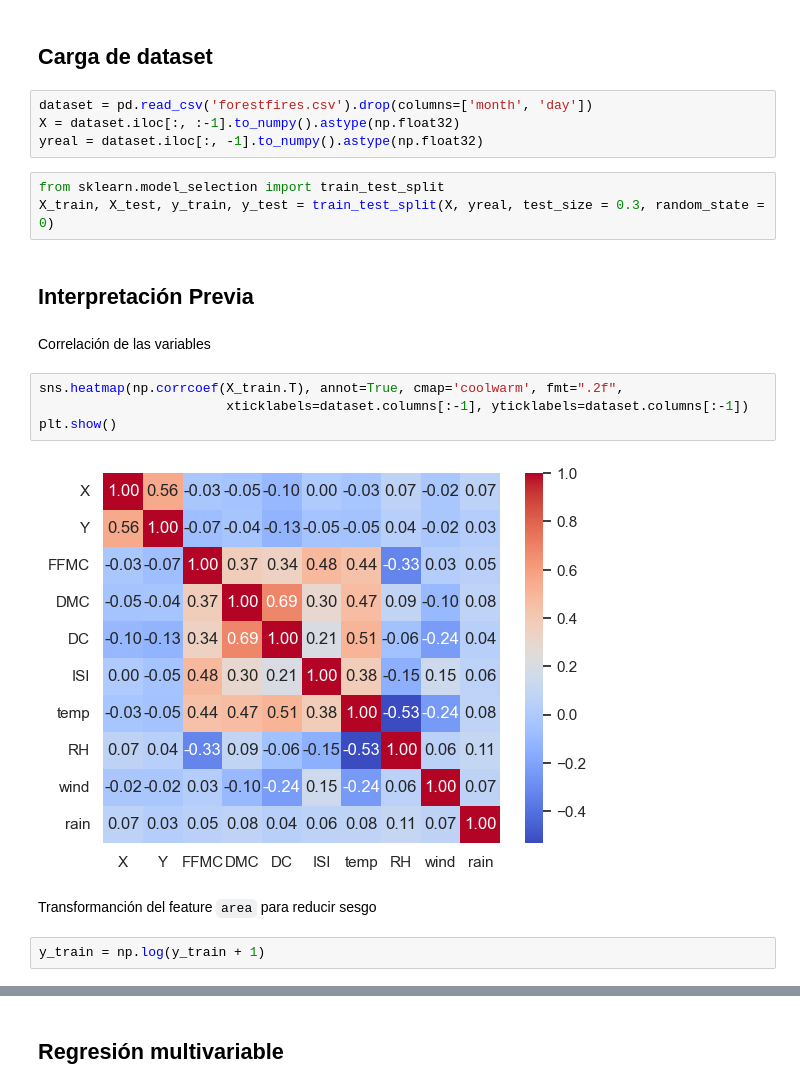
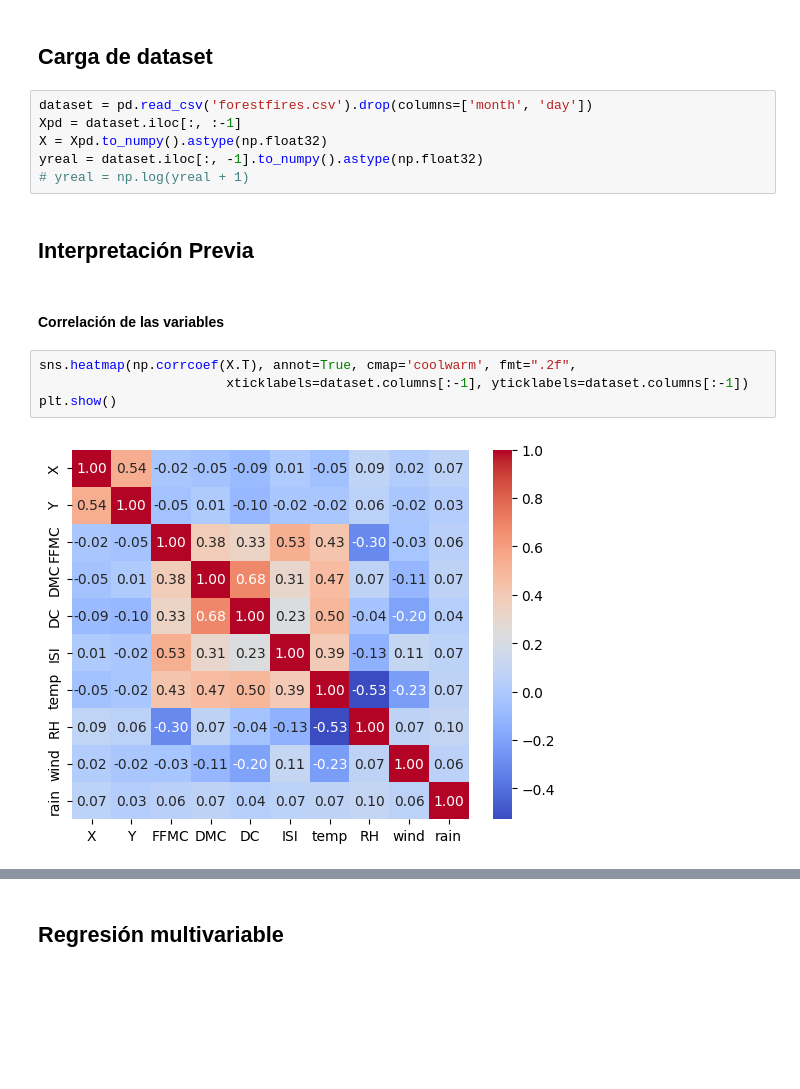
Before and after one commit to Sandovl0593/project1-ML, a Jupyter notebook: main.ipynb, the cells around one changed output, grey strips where cells are left out. Drawn from its saved outputs; the diff is of its cells as text; blank space fills up the shorter version.

```diff
--- a/main.ipynb
+++ b/main.ipynb
@@ -9,22 +9,17 @@ import pandas as pd
 ## Carga de dataset
 # %%
 dataset = pd.read_csv('forestfires.csv').drop(columns=['month', 'day'])
-X = dataset.iloc[:, :-1].to_numpy().astype(np.float32)
+Xpd = dataset.iloc[:, :-1]
+X = Xpd.to_numpy().astype(np.float32)
 yreal = dataset.iloc[:, -1].to_numpy().astype(np.float32)
+# yreal = np.log(yreal + 1)
-# %%
-from sklearn.model_selection import train_test_split
-X_train, X_test, y_train, y_test = train_test_split(X, yreal, test_size = 0.3, random_state = 0)
 # %% [markdown]
 ## Interpretación Previa
 # %% [markdown]
-Correlación de las variables
+#### Correlación de las variables
 # %%
-sns.heatmap(np.corrcoef(X_train.T), annot=True, cmap='coolwarm', fmt=".2f",
+sns.heatmap(np.corrcoef(X.T), annot=True, cmap='coolwarm', fmt=".2f",
                         xticklabels=dataset.columns[:-1], yticklabels=dataset.columns[:-1])
 plt.show()
 # %% [output]
-[figure, old version]
+[figure, new version]
-# %% [markdown]
-Transformanción del feature `area` para reducir sesgo
-# %%
-y_train = np.log(y_train + 1)
```
Also changed, not shown: parts of 7 cells of this notebook, 1 other file.
